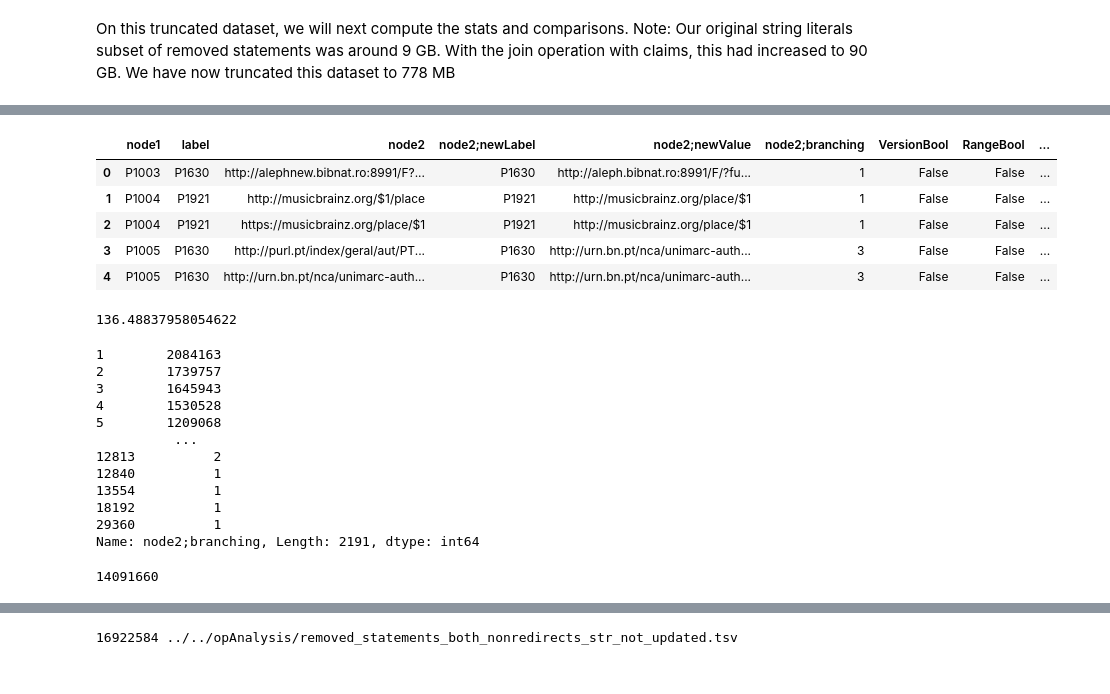
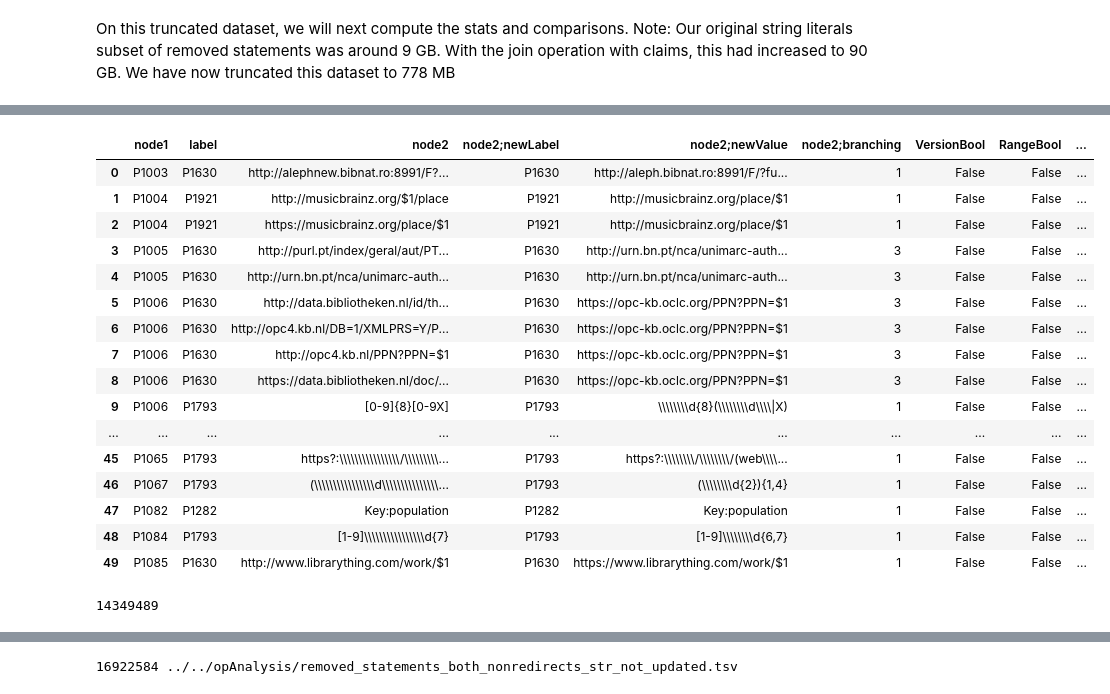
Before and after one commit to usc-isi-i2/wd-quality, a Jupyter notebook: Finalized Queries - Correct Segregation.ipynb, the cells around one changed output, grey strips where cells are left out. Cells and saved outputs as stored; diff of their text form; code cells hidden in the pictures.

```diff
--- a/Finalized Queries - Correct Segregation.ipynb
+++ b/Finalized Queries - Correct Segregation.ipynb
@@ -347,37 +389,34 @@ list index out of range
 # %%
-str_df = pd.read_csv("../../opAnalysis/removed_statements_both_nonredirects_str_new_vals_measured.tsv",sep='\t')
+import pandas as pd
+str_df = pd.read_csv("../../opAnalysis/removed_statements_both_nonredirects_newSeg_str_new_vals_measured2.tsv",sep='\t')
 # %%
-str_df.head()
+str_df.head(50)
 # %% [output]
 |  | node1 | label | node2 | node2;newLabel | node2;newValue | node2;branching | VersionBool | RangeBool | ... |
 | 0 | P1003 | P1630 | http://alephnew.bibnat.ro:8991/F?... | P1630 | http://aleph.bibnat.ro:8991/F/?fu... | 1 | False | False | ... |
 | 1 | P1004 | P1921 | http://musicbrainz.org/$1/place | P1921 | http://musicbrainz.org/place/$1 | 1 | False | False | ... |
 | 2 | P1004 | P1921 | https://musicbrainz.org/place/$1 | P1921 | http://musicbrainz.org/place/$1 | 1 | False | False | ... |
 | 3 | P1005 | P1630 | http://purl.pt/index/geral/aut/PT... | P1630 | http://urn.bn.pt/nca/unimarc-auth... | 3 | False | False | ... |
 | 4 | P1005 | P1630 | http://urn.bn.pt/nca/unimarc-auth... | P1630 | http://urn.bn.pt/nca/unimarc-auth... | 3 | False | False | ... |
+| 5 | P1006 | P1630 | http://data.bibliotheken.nl/id/th... | P1630 | https://opc-kb.oclc.org/PPN?PPN=$1 | 3 | False | False | ... |
+| 6 | P1006 | P1630 | http://opc4.kb.nl/DB=1/XMLPRS=Y/P... | P1630 | https://opc-kb.oclc.org/PPN?PPN=$1 | 3 | False | False | ... |
+| 7 | P1006 | P1630 | http://opc4.kb.nl/PPN?PPN=$1 | P1630 | https://opc-kb.oclc.org/PPN?PPN=$1 | 3 | False | False | ... |
+| 8 | P1006 | P1630 | https://data.bibliotheken.nl/doc/... | P1630 | https://opc-kb.oclc.org/PPN?PPN=$1 | 3 | False | False | ... |
+| 9 | P1006 | P1793 | [0-9]{8}[0-9X] | P1793 | \\\\\\\\d{8}(\\\\\\\\d\\\\|X) | 1 | False | False | ... |
+| ... | ... | ... | ... | ... | ... | ... | ... | ... | ... |
+| 45 | P1065 | P1793 | https?:\\\\\\\\\\\\\\\\/\\\\\\\\\... | P1793 | https?:\\\\\\\\/\\\\\\\\/(web\\\\... | 1 | False | False | ... |
+| 46 | P1067 | P1793 | (\\\\\\\\\\\\\\\\d\\\\\\\\\\\\\\\... | P1793 | (\\\\\\\\d{2}){1,4} | 1 | False | False | ... |
+| 47 | P1082 | P1282 | Key:population | P1282 | Key:population | 1 | False | False | ... |
+| 48 | P1084 | P1793 | [1-9]\\\\\\\\\\\\\\\\d{7} | P1793 | [1-9]\\\\\\\\d{6,7} | 1 | False | False | ... |
+| 49 | P1085 | P1630 | http://www.librarything.com/work/$1 | P1630 | https://www.librarything.com/work/$1 | 1 | False | False | ... |
 # %%
 str_df['node2;branching'].mean()
-# %% [output]
-136.48837958054622
 # %%
 str_df['node2;branching'].value_counts().sort_index()
-# %% [output]
-1        2084163
-2        1739757
-3        1645943
-4        1530528
-5        1209068
-          ...
-12813          2
-12840          1
-13554          1
-18192          1
-29360          1
-Name: node2;branching, Length: 2191, dtype: int64
 # %%
 str_df['node2;branching'].value_counts().sum()
 # %% [output]
-14091660
+14349489
 # %%
 print(f"Out of {len(str_df)} updates, {str_df['VersionBool'].sum()} correspond to changes due to version change with average branching factor: {str_df[str_df['VersionBool'] == True]['node2;branching'].mean()}")
 # %% [output]
```
Also changed, not shown: parts of 35 cells of this notebook, 5 other files.
